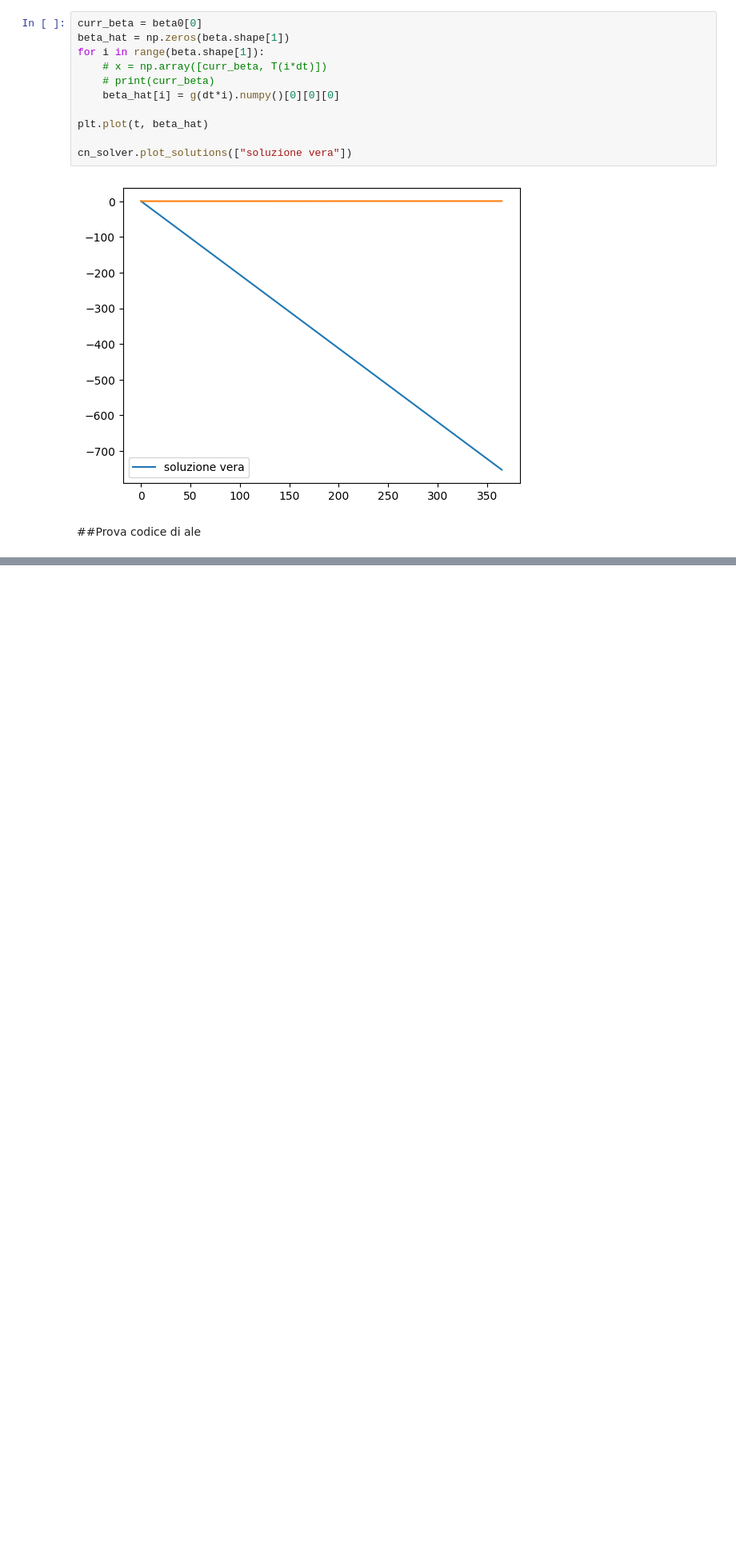
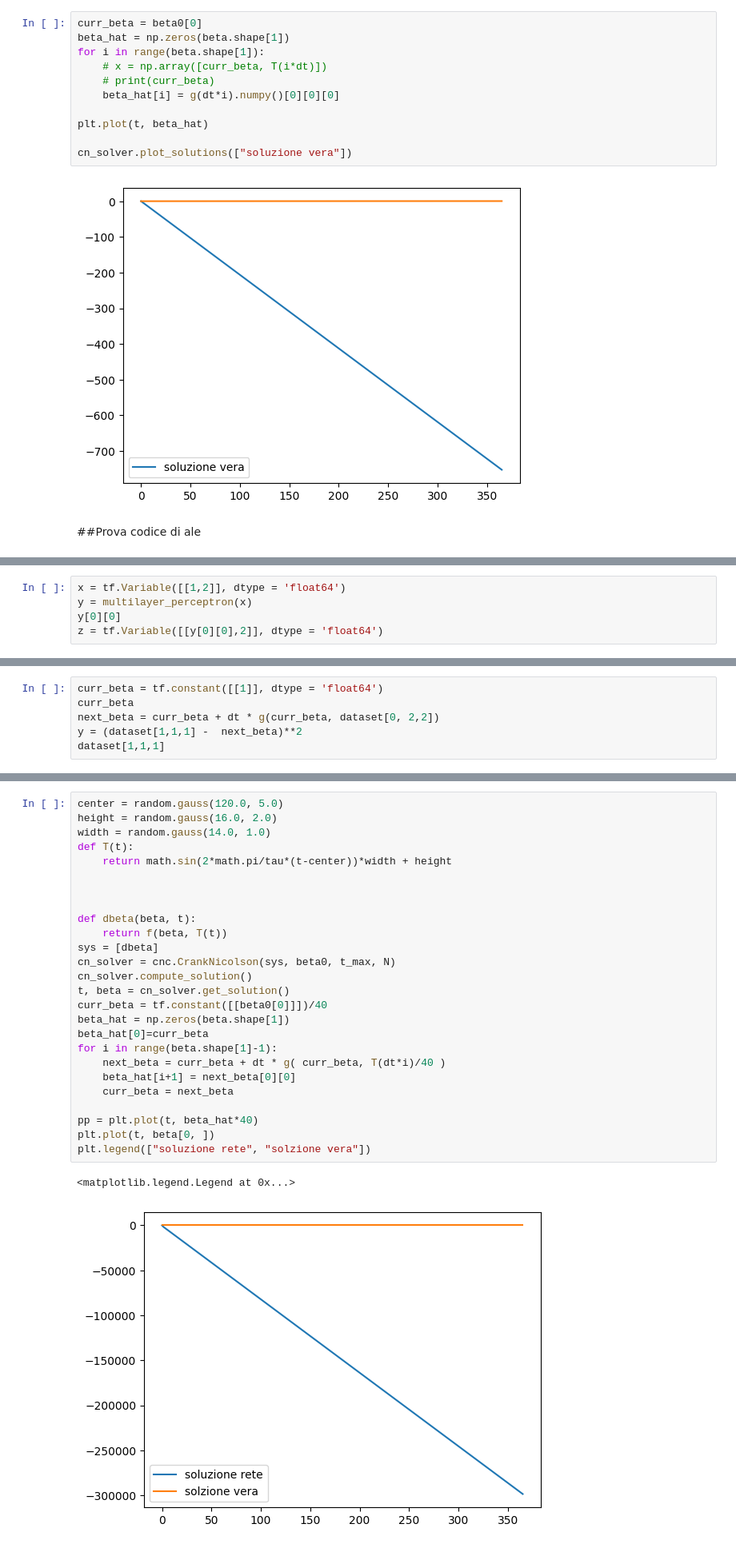
Before and after one commit to adrianoracano/Prog-NAPDE, a Jupyter notebook: prova_cn.ipynb, the cells around one changed output, grey strips where cells are left out. Shown: that part at 80% size. Cells and saved outputs as stored; diff of their text form; blank space fills up the shorter version.

```diff
--- a/prova_cn.ipynb
+++ b/prova_cn.ipynb
@@ -1065,0 +999,5 @@ cn_solver.plot_solutions()
+# %%
+x = tf.Variable([[1,2]], dtype = 'float64')
+y = multilayer_perceptron(x)
+y[0][0]
+z = tf.Variable([[y[0][0],2]], dtype = 'float64')
@@ -1065,0 +1100,6 @@ cn_solver.plot_solutions()
+# %%
+curr_beta = tf.constant([[1]], dtype = 'float64')
+curr_beta
+next_beta = curr_beta + dt * g(curr_beta, dataset[0, 2,2])
+y = (dataset[1,1,1] -  next_beta)**2
+dataset[1,1,1]
@@ -1065,0 +1175,29 @@ cn_solver.plot_solutions()
+# %%
+center = random.gauss(120.0, 5.0)
+height = random.gauss(16.0, 2.0)
+width = random.gauss(14.0, 1.0)
+def T(t):
+    return math.sin(2*math.pi/tau*(t-center))*width + height
+
+
+
+def dbeta(beta, t):
+    return f(beta, T(t))
+sys = [dbeta]
+cn_solver = cnc.CrankNicolson(sys, beta0, t_max, N)
+cn_solver.compute_solution()
+t, beta = cn_solver.get_solution()
+curr_beta = tf.constant([[beta0[0]]])/40
+beta_hat = np.zeros(beta.shape[1])
+beta_hat[0]=curr_beta
+for i in range(beta.shape[1]-1):
+    next_beta = curr_beta + dt * g( curr_beta, T(dt*i)/40 )
+    beta_hat[i+1] = next_beta[0][0]
+    curr_beta = next_beta
+
+pp = plt.plot(t, beta_hat*40)
+plt.plot(t, beta[0, ])
+plt.legend(["soluzione rete", "solzione vera"])
+# %% [output]
+<matplotlib.legend.Legend at 0x...>
+[figure, added]
```
Also changed, not shown: parts of 9 cells of this notebook.
